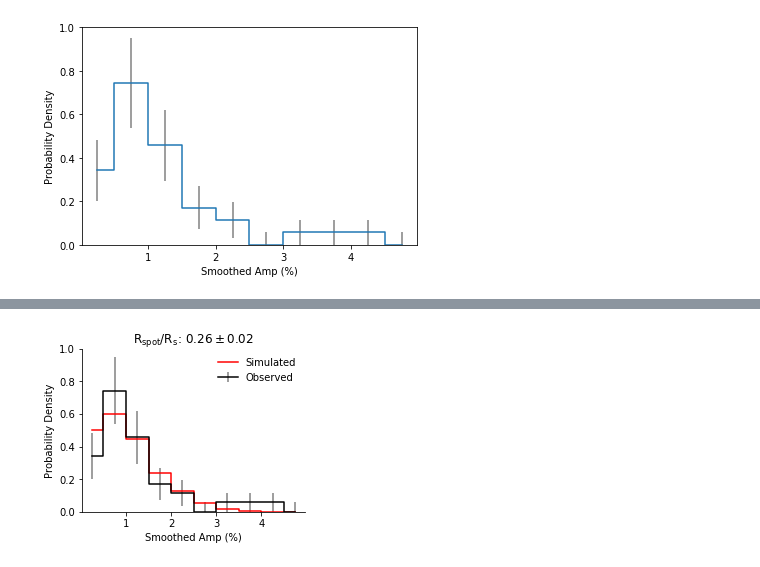
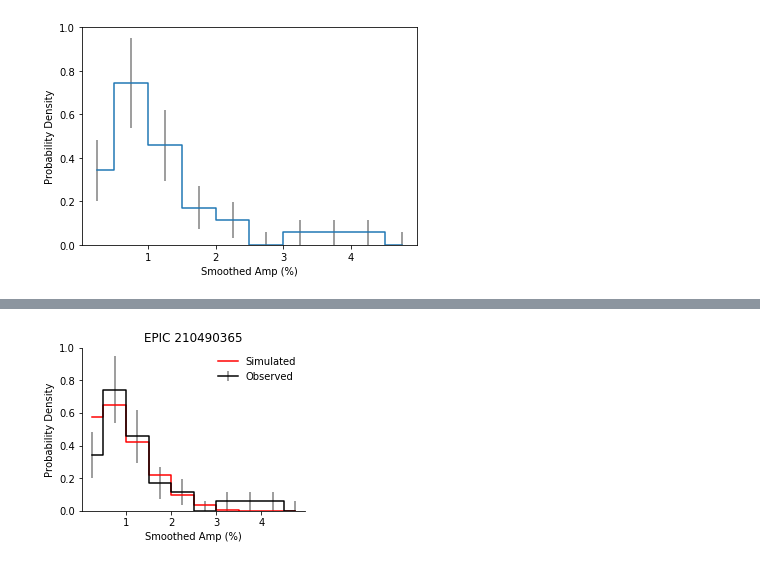
Before and after one commit to bmorris3/zeitsprung, a Jupyter notebook: fleck_inflated_pop.ipynb, the cells around one changed output, grey strips where cells are left out. Drawn from its saved outputs; the diff is of its cells as text; code cells hidden in the pictures.

```diff
--- a/fleck_inflated_pop.ipynb
+++ b/fleck_inflated_pop.ipynb
@@ -45,17 +45,22 @@ def chisquared(spot_radius, min_latitude):
     lcs = stars.light_curve(lons, lats, rads, incs)
     smoothed_amps = 100 * lcs.ptp(axis=0)
     bin_centers, norm_freq, norm_freq_err = norm_hist(smoothed_amps)
+    anderson_stat = anderson_ksamp([smoothed_amps, amps_fast]).statistic
+    chi2 = np.sum((norm_freq - normalized_freq)**2 / normalized_freq_err**2)
+    return chi2, anderson_stat, smoothed_amps
 
-    chi2 = np.sum((norm_freq - normalized_freq)**2 / normalized_freq_err**2)
-    return chi2, smoothed_amps
-
-radii_fast = np.arange(0.05, 0.35, 0.01)
-lats_fast = np.arange(20, 80, 5)
+radii_fast = np.arange(0.1, 0.45, 0.01)
+lats_fast = np.arange(20, 85, 5)
 
 chi2s = []
+anderson_stats = []
 for spot_radii in radii_fast:
-    tmp = []
+    tmp1 = []
+    tmp2 = []
     for min_lat in lats_fast:
-        tmp.append(chisquared(spot_radii, min_lat)[0])
-    chi2s.append(tmp)
+        c2, anderson_stat, smoothed_amps = chisquared(spot_radii, min_lat)
+        tmp1.append(c2)
+        tmp2.append(anderson_stat)
+    chi2s.append(tmp1)
+    anderson_stats.append(tmp2)
 # %%
@@ -115,29 +152,33 @@ plt.savefig('plots/chi2.pdf')
 # %%
-_, ptp = chisquared(best_radius, min_lat)
+best_radius = 0.25
+min_lat = 70
+_, ad, ptp = chisquared(best_radius, min_lat)
 
 _, normalized_freq_best, _ = norm_hist(ptp)
 # %%
 
 plt.figure(figsize=(4, 3))
 plt.errorbar(bin_centers, normalized_freq, normalized_freq_err,
              ls='steps-mid', ecolor='gray', color='k', label='Observed')
 
 bin_centers, normalized_freq_best, normalized_freq_err_best = norm_hist(ptp)
 
 plt.plot(bin_centers, normalized_freq_best, ls='steps-mid', color='r', label='Simulated')
 
 # plt.plot(bin_centers, normalized_freq_lower, ls='steps-mid', color='C1')
 # plt.plot(bin_centers, normalized_freq_upper, ls='steps-mid', color='C2')
 plt.legend().get_frame().set_alpha(0)
 plt.ylim([0, 1])
 plt.title('$\\rm R_{{spot}}/R_s$: ${0:.2f} \pm {1:.2f}$'.format(best_radius, radius_err[0]))
 plt.xlabel('Smoothed Amp (%)')
 plt.ylabel('Probability Density')
+plt.title("EPIC 210490365")
+
 for s in ['right', 'top']:
     plt.gca().spines[s].set_visible(False)
 plt.savefig('plots/simulated_fast.pdf', bbox_inches='tight')
 # %% [output]
-[figure, old version]
+[figure, new version]
 # %%
 p_rot = 23.9
 n_spots = 3
```
Also changed, not shown: parts of 13 cells of this notebook, 1 other file.
